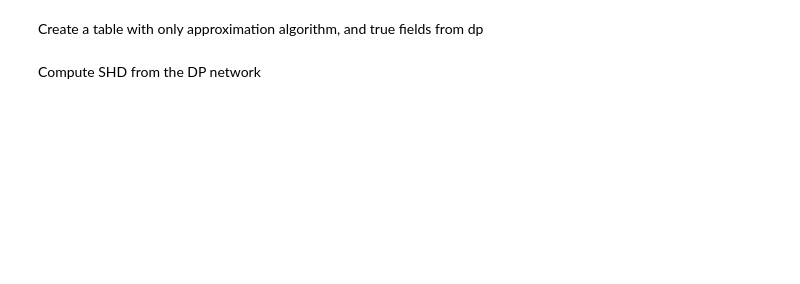
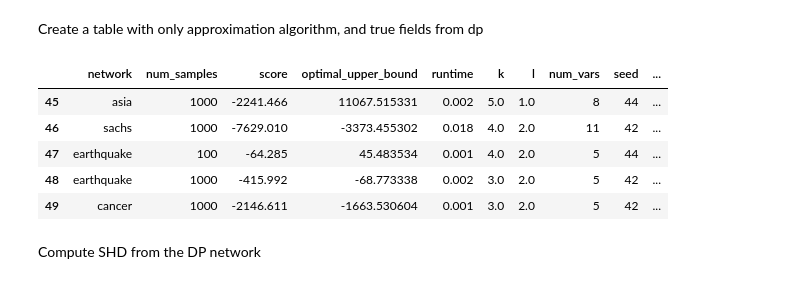
Before and after one commit to auroraingebrigtsen/bn-structure-learning, a Jupyter notebook: experiments/notebooks/results.ipynb, the cells around one changed output. Drawn from its saved outputs; the diff is of its cells as text; code cells hidden in the pictures; blank space fills up the shorter version.

```diff
--- a/experiments/notebooks/results.ipynb
+++ b/experiments/notebooks/results.ipynb
@@ -59,6 +66,15 @@ approx_df["dp_parent_map"] = approx_df.apply(
         (df["seed"] == row["seed"])
     ]["parent_map"].values[0], axis=1
 )
+# %%
+approx_df.head()
+# %% [output]
+|  | network | num_samples | score | optimal_upper_bound | runtime | k | l | num_vars | seed | ... |
+| 45 | asia | 1000 | -2241.466 | 11067.515331 | 0.002 | 5.0 | 1.0 | 8 | 44 | ... |
+| 46 | sachs | 1000 | -7629.010 | -3373.455302 | 0.018 | 4.0 | 2.0 | 11 | 42 | ... |
+| 47 | earthquake | 100 | -64.285 | 45.483534 | 0.001 | 4.0 | 2.0 | 5 | 44 | ... |
+| 48 | earthquake | 1000 | -415.992 | -68.773338 | 0.002 | 3.0 | 2.0 | 5 | 42 | ... |
+| 49 | cancer | 1000 | -2146.611 | -1663.530604 | 0.001 | 3.0 | 2.0 | 5 | 42 | ... |
 # %% [markdown]
 Compute SHD from the DP network
 # %%
```
Also changed, not shown: parts of 8 cells of this notebook, 12 other files.
